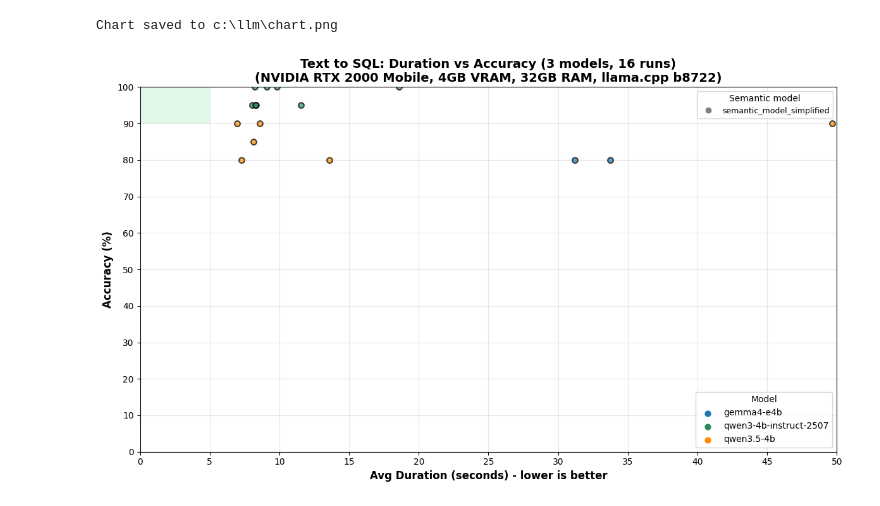
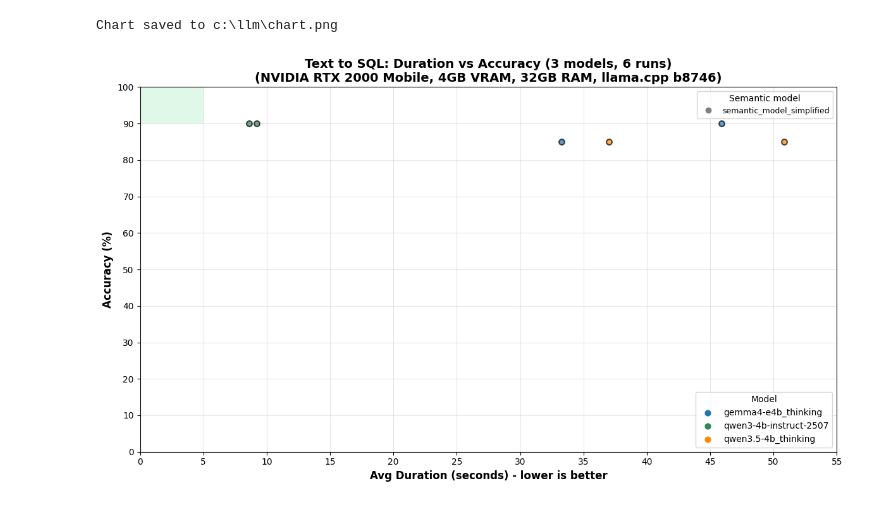
Before and after one commit to djouallah/semantic_sql_testing, a Jupyter notebook: SLM_SQL_test.ipynb, the cells around one changed output. Saved outputs shown, nothing was run; the diff lists cells and outputs as text; code cells hidden in the pictures.

```diff
--- a/SLM_SQL_test.ipynb
+++ b/SLM_SQL_test.ipynb
@@ -14,11 +6,10 @@ Already up to date.
 # %%
 %%time
-model_name_1   = 'qwen3-4b-instruct-2507'
-model_name_2   = 'qwen3.5-4b'
-model_name_3   = 'gemma4-e4b'
-s_m_1          = '/llm/semantic_models/semantic_model_simplified.yaml'
-s_m_2          = 'malloy'
-s_m_3          = 'boring'
-model_name     =  model_name_1
-bench.run_test(model_name, s_m_1)
+for model_name in [
+                 'qwen3-4b-instruct-2507',
+                 'qwen3.5-4b_thinking' ,
+                 'gemma4-e4b_thinking'
+                 ] :
+ bench.run_test(model_name, '/llm/semantic_models/semantic_model_simplified.yaml' )
+ bench.show_wrong_answers(model_name)
 # %% [output]
@@ -109,6 +125,6 @@ ORDER BY
 # %%
-all_runs = bench.analyze_all_runs('2026-04-07')
-bench.plot_results(all_runs,[model_name_1,model_name_2,model_name_3],[s_m_1])
+all_runs = bench.analyze_all_runs('2026-04-10')
+bench.plot_results(all_runs)
 # %% [output]
 Chart saved to c:\llm\chart.png
-[figure, old version]
+[figure, new version]
```
Also changed, not shown: parts of 5 cells of this notebook, 14 other files.
